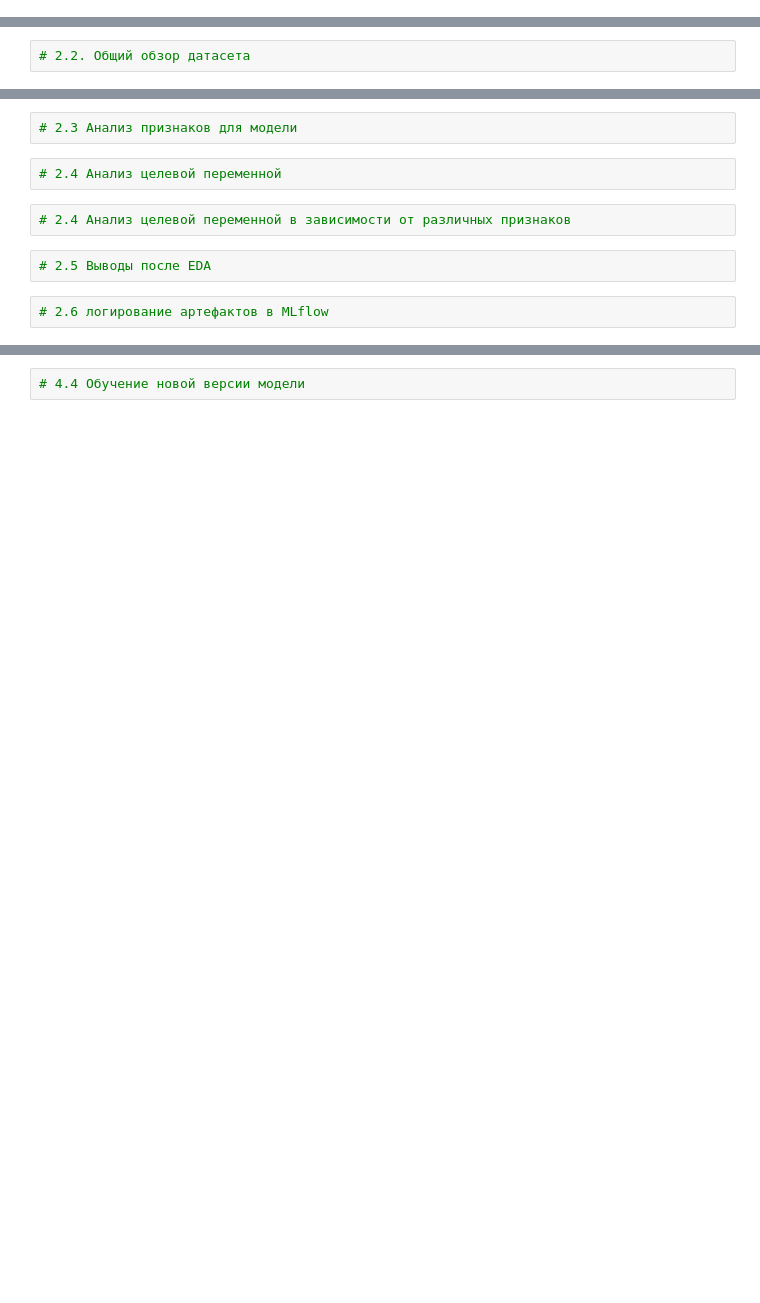
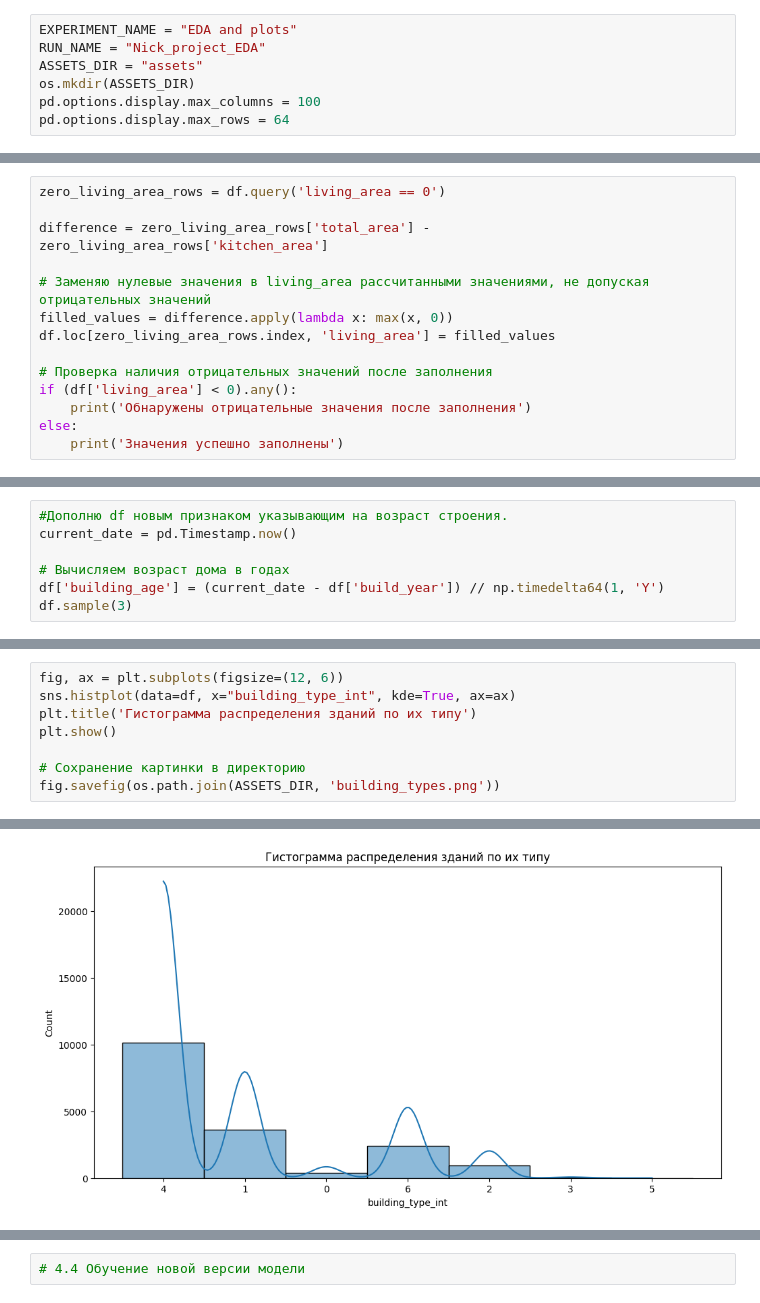
Before and after one commit to NikoMelnikov/mle-project-sprint-2-v001, a Jupyter notebook: model_improvement/project_template_sprint_2.ipynb, the cells around one changed output, grey strips where cells are left out. Drawn from its saved outputs; the diff is of its cells as text; blank space fills up the shorter version.

Commit message:
Project_v.2

```diff
--- a/model_improvement/project_template_sprint_2.ipynb
+++ b/model_improvement/project_template_sprint_2.ipynb
@@ -43,0 +309,7 @@
+# %%
+EXPERIMENT_NAME = "EDA and plots"
+RUN_NAME = "Nick_project_EDA"
+ASSETS_DIR = "assets"
+os.mkdir(ASSETS_DIR)
+pd.options.display.max_columns = 100
+pd.options.display.max_rows = 64
@@ -45,0 +410,14 @@
+# %%
+zero_living_area_rows = df.query('living_area == 0')
+
+difference = zero_living_area_rows['total_area'] - zero_living_area_rows['kitchen_area']
+
+# Заменяю нулевые значения в living_area рассчитанными значениями, не допуская отрицательных значений
+filled_values = difference.apply(lambda x: max(x, 0))
+df.loc[zero_living_area_rows.index, 'living_area'] = filled_values
+
+# Проверка наличия отрицательных значений после заполнения
+if (df['living_area'] < 0).any():
+    print('Обнаружены отрицательные значения после заполнения')
+else:
+    print('Значения успешно заполнены')
@@ -45,0 +426,7 @@
+# %%
+#Дополню df новым признаком указывающим на возраст строения.
+current_date = pd.Timestamp.now()
+
+# Вычисляем возраст дома в годах
+df['building_age'] = (current_date - df['build_year']) // np.timedelta64(1, 'Y')
+df.sample(3)
@@ -46,2 +438,9 @@
 # %%
-# 2.2. Общий обзор датасета
+fig, ax = plt.subplots(figsize=(12, 6))
+sns.histplot(data=df, x="building_type_int", kde=True, ax=ax)
+plt.title('Гистограмма распределения зданий по их типу')
+plt.show()
+
+# Сохранение картинки в директорию
+fig.savefig(os.path.join(ASSETS_DIR, 'building_types.png'))
+# %% [output]
@@ -48,10 +449 @@
+[figure, added]
-# %%
-# 2.3 Анализ признаков для модели
-# %%
-# 2.4 Анализ целевой переменной
-# %%
-# 2.4 Анализ целевой переменной в зависимости от различных признаков
-# %%
-# 2.5 Выводы после EDA
-# %%
-# 2.6 логирование артефактов в MLflow
```
Also changed, not shown: parts of 129 cells of this notebook, 14 other files.
